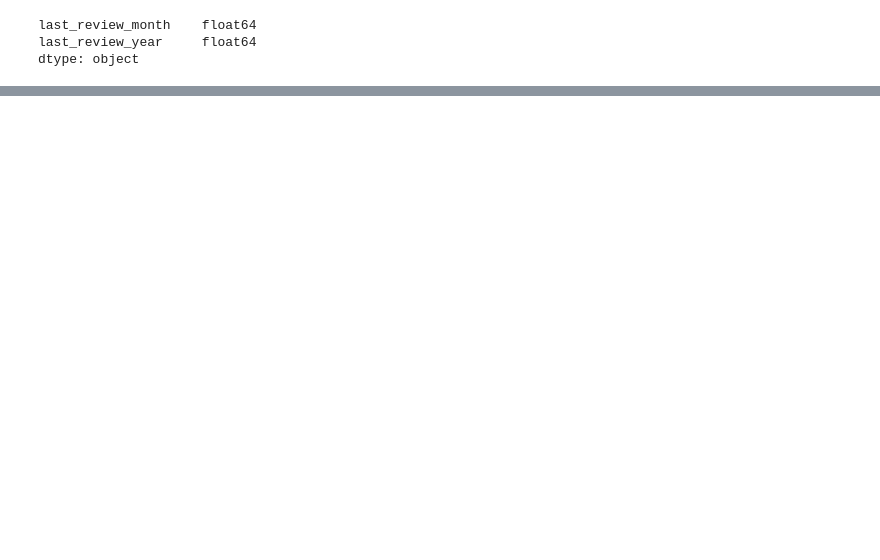
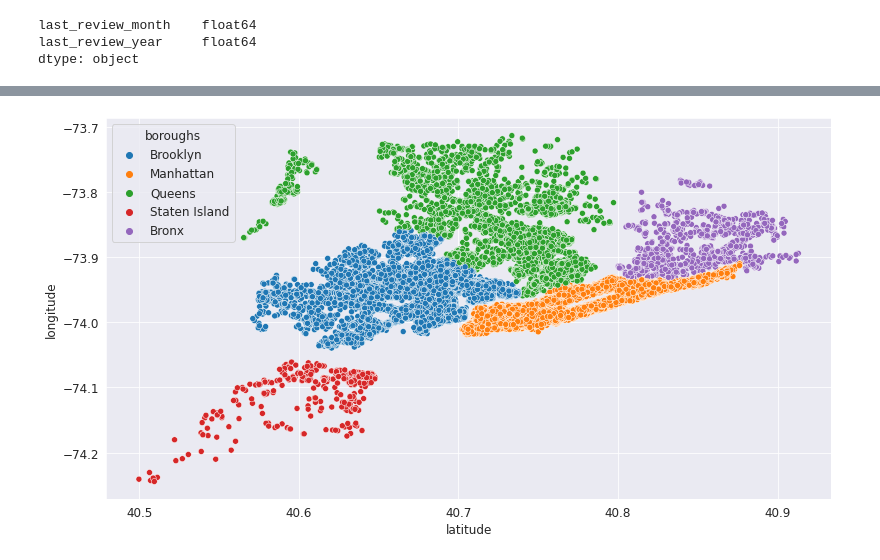
Before and after one commit to RupeshSharma14/Airbnb-Bookings-Analysis, a Jupyter notebook: Airbnb_Bookings_Analysis_Capstone_Project.ipynb, the cells around one changed output, grey strips where cells are left out. Drawn from its saved outputs; the diff is of its cells as text; code cells hidden in the pictures; blank space fills up the shorter version.

```diff
--- a/Airbnb_Bookings_Analysis_Capstone_Project.ipynb
+++ b/Airbnb_Bookings_Analysis_Capstone_Project.ipynb
@@ -146,0 +218,6 @@ airbnb_df.head()
+# %%
+# Visualisation of NYC wrt boroughs
+
+sns.scatterplot(x = "latitude", y = "longitude", hue = "boroughs", data = airbnb_df);
+# %% [output]
+[figure, added]
```
Also changed, not shown: parts of 22 cells of this notebook.
